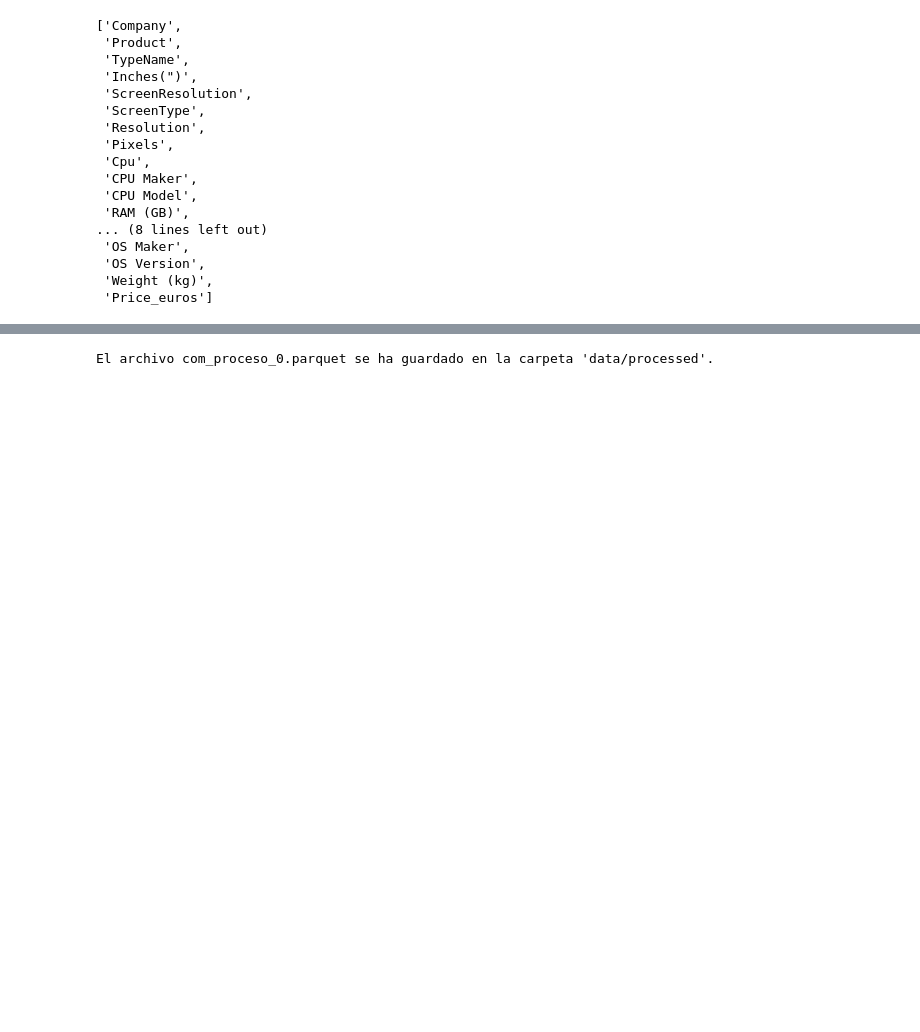
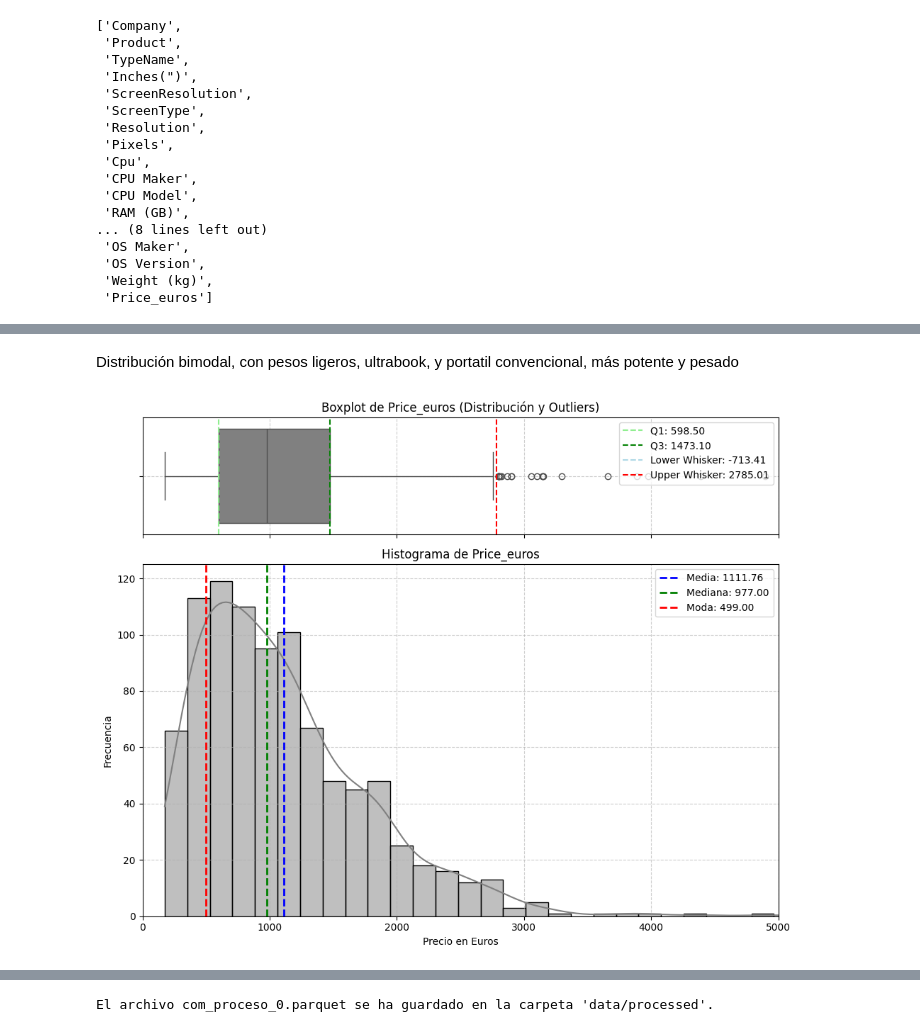
Before and after one commit to angelgvill/DS102024, a Jupyter notebook: 3-MachineLearning/2-Supervisado/Ejercicios/ordenadores_agv.ipynb, the cells around one changed output, grey strips where cells are left out. Drawn from its saved outputs; the diff is of its cells as text; code cells hidden in the pictures; blank space fills up the shorter version.

```diff
--- a/3-MachineLearning/2-Supervisado/Ejercicios/ordenadores_agv.ipynb
+++ b/3-MachineLearning/2-Supervisado/Ejercicios/ordenadores_agv.ipynb
@@ -690,0 +799,55 @@ df.columns.tolist()
+# %% [markdown]
+Distribución bimodal, con pesos ligeros, ultrabook, y portatil convencional, más potente y pesado
+# %%
+# Crear la figura y los subgráficos
+fig, ax = plt.subplots(2, 1, figsize=(10, 8), sharex= True, gridspec_kw={'height_ratios': [1, 3]})
+
+# Gráfico de Boxplot (arriba)
+sns.boxplot(x=df['Price_euros'], ax=ax[0], color='grey')
+ax[0].set_title('Boxplot de Price_euros (Distribución y Outliers)')
+ax[0].set_xlabel('')
+ax[0].grid(True, linestyle='--', alpha=0.6)
+
+# Obtener los valores de los cuartiles y bigotes
+Q1 = df['Price_euros'].quantile(0.25)
+Q3 = df['Price_euros'].quantile(0.75)
+IQR = Q3 - Q1
+lower_whisker = Q1 - 1.5 * IQR
+upper_whisker = Q3 + 1.5 * IQR
+
+# Añadir líneas con los cuartiles y bigotes
+ax[0].axvline(Q1, linestyle='--', color='lightgreen', label=f'Q1: {Q1:.2f}')
+ax[0].axvline(Q3, linestyle='--', color='green', label=f'Q3: {Q3:.2f}')
+ax[0].axvline(lower_whisker, linestyle='--', color='lightblue', label=f'Lower Whisker: {lower_whisker:.2f}')
+ax[0].axvline(upper_whisker, linestyle='--', color='red', label=f'Upper Whisker: {upper_whisker:.2f}')
+
+# Añadir una leyenda en la esquina–
+ax[0].legend(loc='upper right')
+
+# Calcular media, mediana y moda
+mean_price = df['Price_euros'].mean()
+median_price = df['Price_euros'].median()
+mode_price = df['Price_euros'].mode()[0]  # La moda puede ser múltiple, tomamos la primera
+
+# Histograma (abajo)
+sns.histplot(df['Price_euros'], bins=30, kde=True, color='grey', ax=ax[1])
+ax[1].set_title('Histograma de Price_euros')
+ax[1].set_xlabel('Precio en Euros')
+ax[1].set_ylabel('Frecuencia')
+ax[1].grid(True, linestyle='--', alpha=0.6)
+
+# Agregar líneas de media, mediana y moda
+plt.axvline(mean_price, color='blue', linestyle='dashed', linewidth=2, label=f'Media: {mean_price:.2f}')
+plt.axvline(median_price, color='green', linestyle='dashed', linewidth=2, label=f'Mediana: {median_price:.2f}')
+plt.axvline(mode_price, color='red', linestyle='dashed', linewidth=2, label=f'Moda: {mode_price:.2f}')
+plt.legend()
+
+# Establecer el límite del eje X para ambos gráficos
+ax[0].set_xlim(0, 5000)
+ax[1].set_xlim(0, 5000)
+
+# Ajustar el layout
+plt.tight_layout()
+plt.show()
+# %% [output]
+[figure, added]
```
Also changed, not shown: parts of 42 cells of this notebook, 3 other files.
